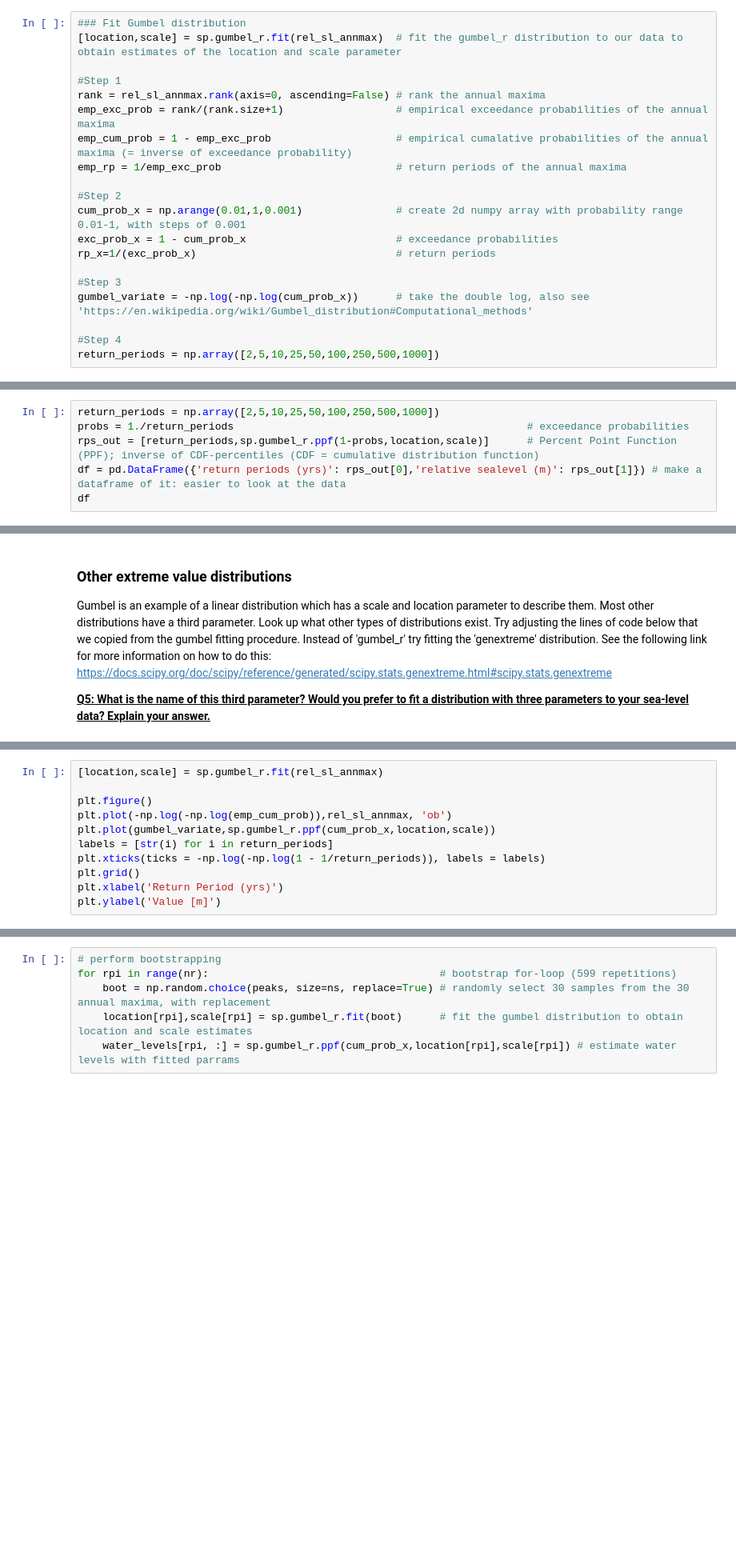
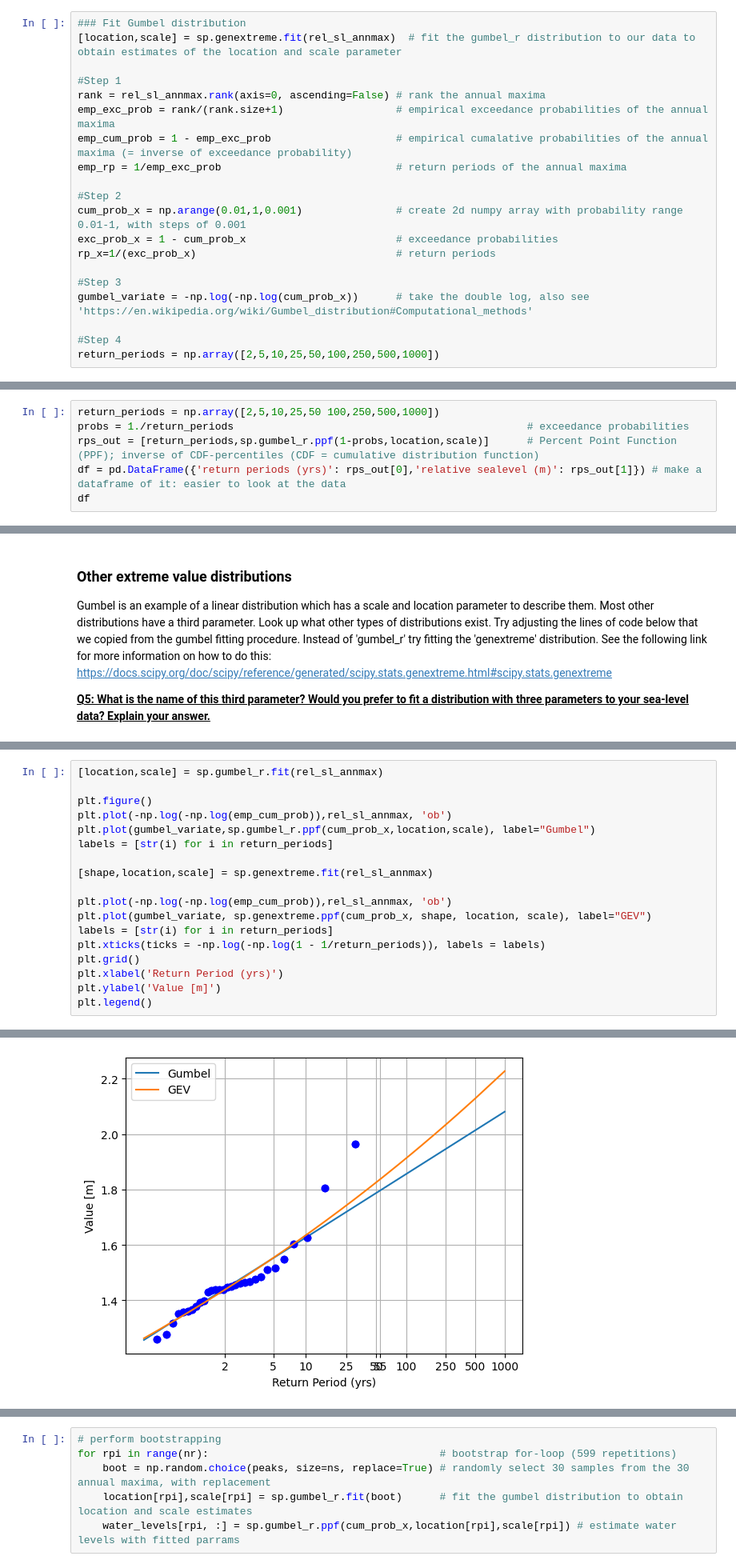
Before and after one commit to sd-59/Assignment_2_Coastal_flood_hazard_assessment-, a Jupyter notebook: notebooks/04_frequency_analysis.ipynb, the cells around one changed output, grey strips where cells are left out. Shown at 80% size. Drawn from its saved outputs; the diff is of its cells as text; blank space fills up the shorter version.

```diff
--- a/notebooks/04_frequency_analysis.ipynb
+++ b/notebooks/04_frequency_analysis.ipynb
@@ -234,7 +234,7 @@ Now we are ready to fit a gumbel distribution to our data. First, we calculate t
 The next step is to rank our values from highest (rank 1) to lowest (rank 30) and compute the empirical exceedance probability. The empirical exceedance probability indicates the chance that a certain water level rank will be exceeded in any given year (x100%). By dividing 1 through the cumulative probability, we can determine the return period that belongs to each rank.
 # %%
 ### Fit Gumbel distribution
-[location,scale] = sp.gumbel_r.fit(rel_sl_annmax)  # fit the gumbel_r distribution to our data to obtain estimates of the location and scale parameter
+[location,scale] = sp.genextreme.fit(rel_sl_annmax)  # fit the gumbel_r distribution to our data to obtain estimates of the location and scale parameter
 
 #Step 1
 rank = rel_sl_annmax.rank(axis=0, ascending=False) # rank the annual maxima
@@ -300,5 +317,5 @@ Q4 answer:
 # %%
-return_periods = np.array([2,5,10,25,50,100,250,500,1000])
+return_periods = np.array([2,5,10,25,50 100,250,500,1000])
 probs = 1./return_periods                                               # exceedance probabilities
 rps_out = [return_periods,sp.gumbel_r.ppf(1-probs,location,scale)]      # Percent Point Function (PPF); inverse of CDF-percentiles (CDF = cumulative distribution function)
 df = pd.DataFrame({'return periods (yrs)': rps_out[0],'relative sealevel (m)': rps_out[1]}) # make a dataframe of it: easier to look at the data
@@ -324,9 +367,17 @@ Q5 answer:
 
 plt.figure()
 plt.plot(-np.log(-np.log(emp_cum_prob)),rel_sl_annmax, 'ob')
-plt.plot(gumbel_variate,sp.gumbel_r.ppf(cum_prob_x,location,scale))
+plt.plot(gumbel_variate,sp.gumbel_r.ppf(cum_prob_x,location,scale), label="Gumbel")
+labels = [str(i) for i in return_periods]
+
+[shape,location,scale] = sp.genextreme.fit(rel_sl_annmax)
+
+plt.plot(-np.log(-np.log(emp_cum_prob)),rel_sl_annmax, 'ob')
+plt.plot(gumbel_variate, sp.genextreme.ppf(cum_prob_x, shape, location, scale), label="GEV")
 labels = [str(i) for i in return_periods]
 plt.xticks(ticks = -np.log(-np.log(1 - 1/return_periods)), labels = labels)
 plt.grid()
 plt.xlabel('Return Period (yrs)')
 plt.ylabel('Value [m]')
+plt.legend()
+# %% [output]
@@ -333,3 +387,4 @@ plt.ylabel('Value [m]')
+[figure, added]
 # %% [markdown]
 ## 3c. Calculate confidence intervals
 
```
Also changed, not shown: parts of 14 cells of this notebook, 1 other file.
